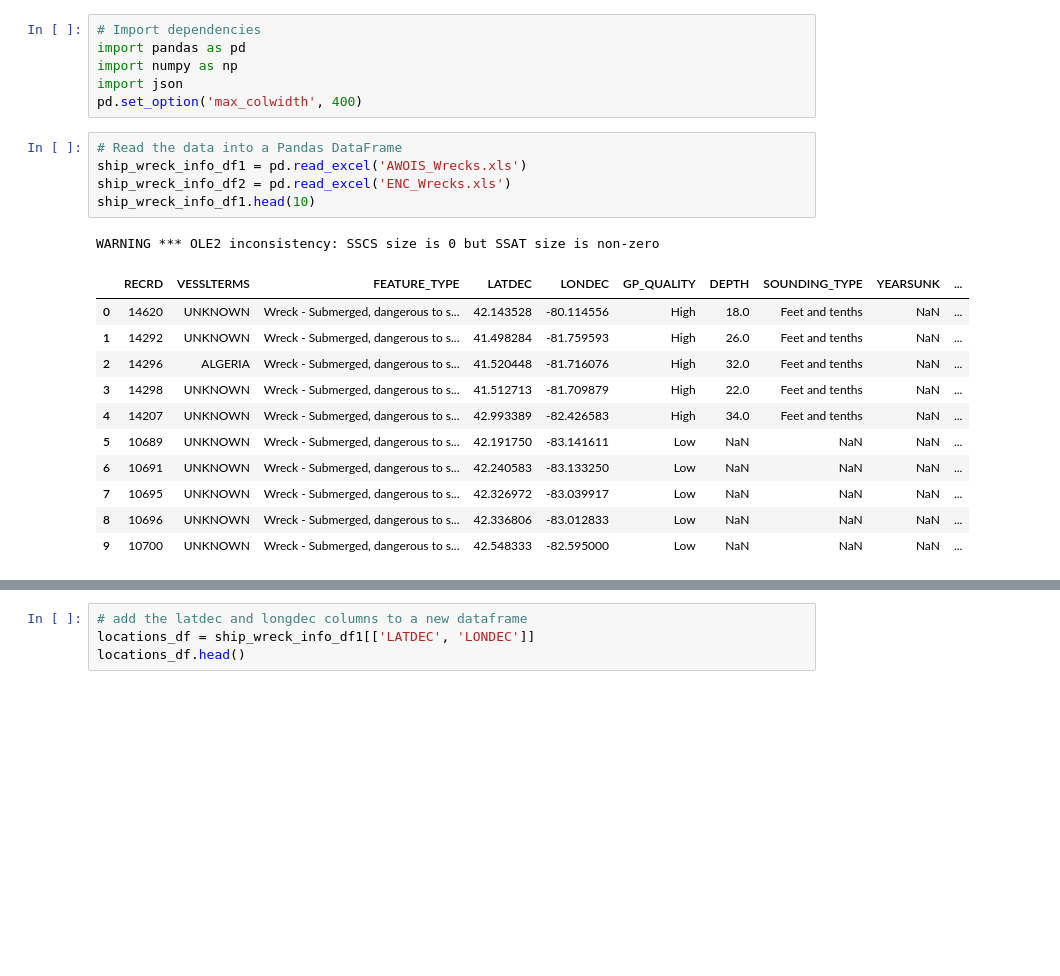
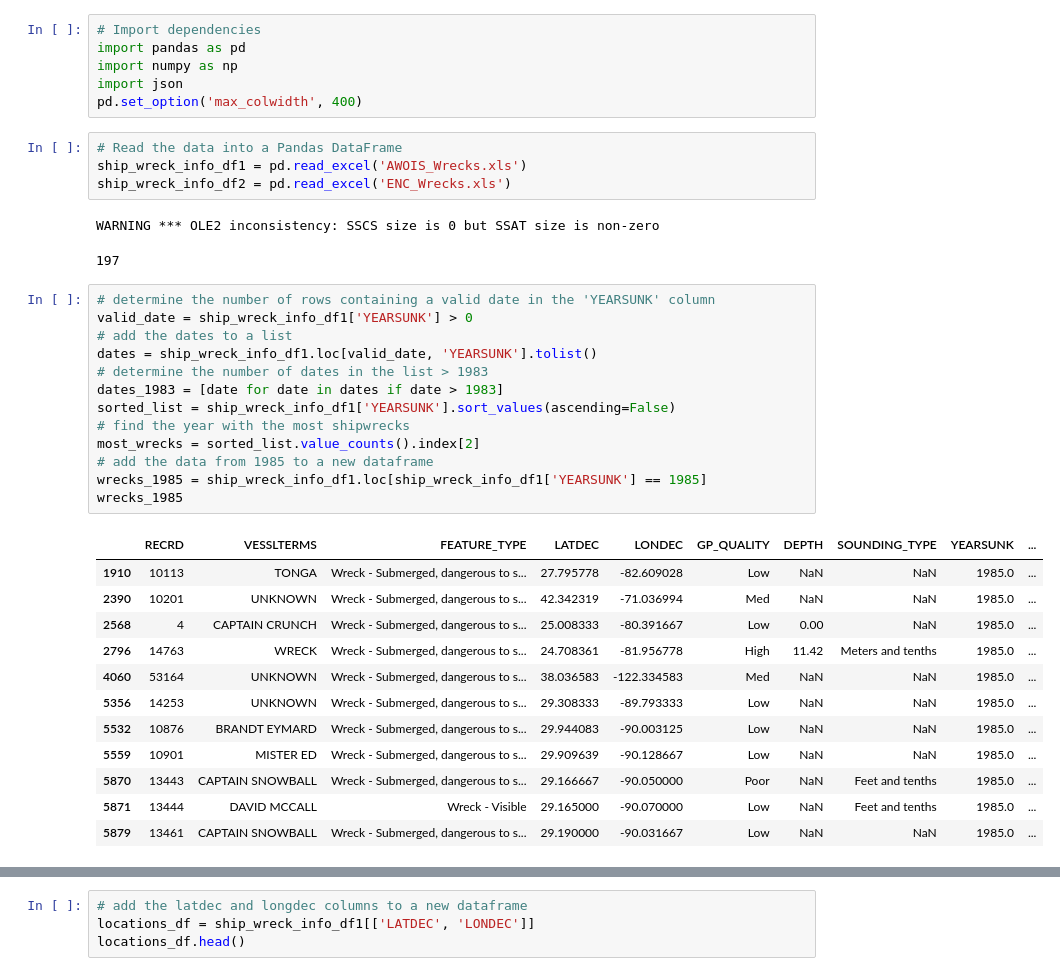
Before and after one commit to CptSasquatch/shipwrecks, a Jupyter notebook: testing.ipynb, the cells around one changed output, grey strips where cells are left out. Saved outputs shown, nothing was run; the diff lists cells and outputs as text; blank space fills up the shorter version.

```diff
--- a/testing.ipynb
+++ b/testing.ipynb
@@ -8,17 +8,32 @@ pd.set_option('max_colwidth', 400)
 # Read the data into a Pandas DataFrame
 ship_wreck_info_df1 = pd.read_excel('AWOIS_Wrecks.xls')
 ship_wreck_info_df2 = pd.read_excel('ENC_Wrecks.xls')
-ship_wreck_info_df1.head(10)
 # %% [output]
 WARNING *** OLE2 inconsistency: SSCS size is 0 but SSAT size is non-zero
-|  | RECRD | VESSLTERMS | FEATURE_TYPE | LATDEC | LONDEC | GP_QUALITY | DEPTH | SOUNDING_TYPE | YEARSUNK | ... |
-| 0 | 14620 | UNKNOWN | Wreck - Submerged, dangerous to s... | 42.143528 | -80.114556 | High | 18.0 | Feet and tenths | NaN | ... |
-| 1 | 14292 | UNKNOWN | Wreck - Submerged, dangerous to s... | 41.498284 | -81.759593 | High | 26.0 | Feet and tenths | NaN | ... |
-| 2 | 14296 | ALGERIA | Wreck - Submerged, dangerous to s... | 41.520448 | -81.716076 | High | 32.0 | Feet and tenths | NaN | ... |
-| 3 | 14298 | UNKNOWN | Wreck - Submerged, dangerous to s... | 41.512713 | -81.709879 | High | 22.0 | Feet and tenths | NaN | ... |
-| 4 | 14207 | UNKNOWN | Wreck - Submerged, dangerous to s... | 42.993389 | -82.426583 | High | 34.0 | Feet and tenths | NaN | ... |
-| 5 | 10689 | UNKNOWN | Wreck - Submerged, dangerous to s... | 42.191750 | -83.141611 | Low | NaN | NaN | NaN | ... |
-| 6 | 10691 | UNKNOWN | Wreck - Submerged, dangerous to s... | 42.240583 | -83.133250 | Low | NaN | NaN | NaN | ... |
-| 7 | 10695 | UNKNOWN | Wreck - Submerged, dangerous to s... | 42.326972 | -83.039917 | Low | NaN | NaN | NaN | ... |
-| 8 | 10696 | UNKNOWN | Wreck - Submerged, dangerous to s... | 42.336806 | -83.012833 | Low | NaN | NaN | NaN | ... |
-| 9 | 10700 | UNKNOWN | Wreck - Submerged, dangerous to s... | 42.548333 | -82.595000 | Low | NaN | NaN | NaN | ... |
+197
+# %%
+# determine the number of rows containing a valid date in the 'YEARSUNK' column
+valid_date = ship_wreck_info_df1['YEARSUNK'] > 0
+# add the dates to a list
+dates = ship_wreck_info_df1.loc[valid_date, 'YEARSUNK'].tolist()
+# determine the number of dates in the list > 1983
+dates_1983 = [date for date in dates if date > 1983]
+sorted_list = ship_wreck_info_df1['YEARSUNK'].sort_values(ascending=False)
+# find the year with the most shipwrecks
+most_wrecks = sorted_list.value_counts().index[2]
+# add the data from 1985 to a new dataframe
+wrecks_1985 = ship_wreck_info_df1.loc[ship_wreck_info_df1['YEARSUNK'] == 1985]
+wrecks_1985
+# %% [output]
+|  | RECRD | VESSLTERMS | FEATURE_TYPE | LATDEC | LONDEC | GP_QUALITY | DEPTH | SOUNDING_TYPE | YEARSUNK | ... |
+| 1910 | 10113 | TONGA | Wreck - Submerged, dangerous to s... | 27.795778 | -82.609028 | Low | NaN | NaN | 1985.0 | ... |
+| 2390 | 10201 | UNKNOWN | Wreck - Submerged, dangerous to s... | 42.342319 | -71.036994 | Med | NaN | NaN | 1985.0 | ... |
+| 2568 | 4 | CAPTAIN CRUNCH | Wreck - Submerged, dangerous to s... | 25.008333 | -80.391667 | Low | 0.00 | NaN | 1985.0 | ... |
+| 2796 | 14763 | WRECK | Wreck - Submerged, dangerous to s... | 24.708361 | -81.956778 | High | 11.42 | Meters and tenths | 1985.0 | ... |
+| 4060 | 53164 | UNKNOWN | Wreck - Submerged, dangerous to s... | 38.036583 | -122.334583 | Med | NaN | NaN | 1985.0 | ... |
+| 5356 | 14253 | UNKNOWN | Wreck - Submerged, dangerous to s... | 29.308333 | -89.793333 | Low | NaN | NaN | 1985.0 | ... |
+| 5532 | 10876 | BRANDT EYMARD | Wreck - Submerged, dangerous to s... | 29.944083 | -90.003125 | Low | NaN | NaN | 1985.0 | ... |
+| 5559 | 10901 | MISTER ED | Wreck - Submerged, dangerous to s... | 29.909639 | -90.128667 | Low | NaN | NaN | 1985.0 | ... |
+| 5870 | 13443 | CAPTAIN SNOWBALL | Wreck - Submerged, dangerous to s... | 29.166667 | -90.050000 | Poor | NaN | Feet and tenths | 1985.0 | ... |
+| 5871 | 13444 | DAVID MCCALL | Wreck - Visible | 29.165000 | -90.070000 | Low | NaN | Feet and tenths | 1985.0 | ... |
+| 5879 | 13461 | CAPTAIN SNOWBALL | Wreck - Submerged, dangerous to s... | 29.190000 | -90.031667 | Low | NaN | NaN | 1985.0 | ... |
```
Also changed, not shown: parts of 1 cell of this notebook, 2 other files.
